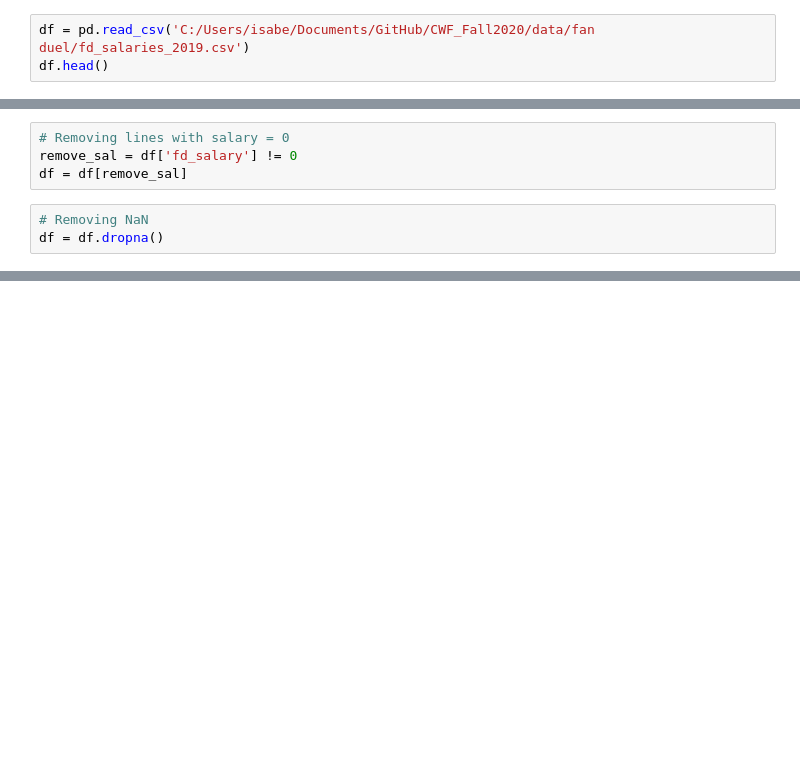
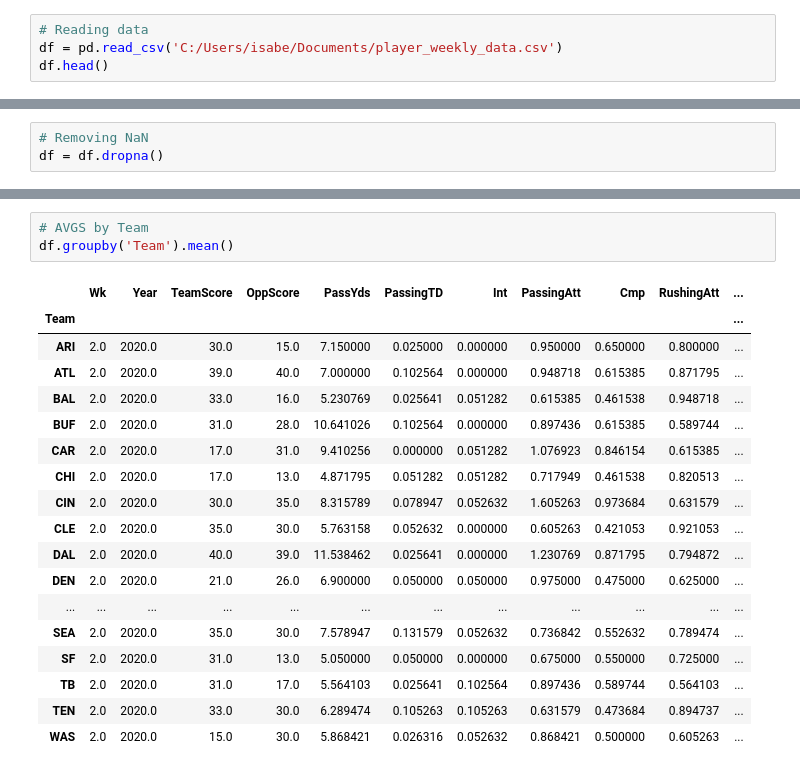
Before and after one commit to isabel-fernandes/fantasy-nfl-lineup-optimizer, a Jupyter notebook: dashboard/player_weekly_data.ipynb, the cells around one changed output, grey strips where cells are left out. Drawn from its saved outputs; the diff is of its cells as text; blank space fills up the shorter version.

```diff
--- a/dashboard/player_weekly_data.ipynb
+++ b/dashboard/player_weekly_data.ipynb
@@ -9,3 +6,4 @@ output_notebook()
 # %%
-df = pd.read_csv('C:/Users/isabe/Documents/GitHub/CWF_Fall2020/data/fan duel/fd_salaries_2019.csv')
+# Reading data
+df = pd.read_csv('C:/Users/isabe/Documents/player_weekly_data.csv')
 df.head()
@@ -12,7 +18,3 @@ df.head()
-# %%
-# Removing lines with salary = 0
-remove_sal = df['fd_salary'] != 0
-df = df[remove_sal]
 # %%
 # Removing NaN
 df = df.dropna()
@@ -28,0 +79,22 @@ plt.show()
+# %%
+# AVGS by Team
+df.groupby('Team').mean()
+# %% [output]
+|  | Wk | Year | TeamScore | OppScore | PassYds | PassingTD | Int | PassingAtt | Cmp | RushingAtt | ... |
+| Team |  |  |  |  |  |  |  |  |  |  | ... |
+| ARI | 2.0 | 2020.0 | 30.0 | 15.0 | 7.150000 | 0.025000 | 0.000000 | 0.950000 | 0.650000 | 0.800000 | ... |
+| ATL | 2.0 | 2020.0 | 39.0 | 40.0 | 7.000000 | 0.102564 | 0.000000 | 0.948718 | 0.615385 | 0.871795 | ... |
+| BAL | 2.0 | 2020.0 | 33.0 | 16.0 | 5.230769 | 0.025641 | 0.051282 | 0.615385 | 0.461538 | 0.948718 | ... |
+| BUF | 2.0 | 2020.0 | 31.0 | 28.0 | 10.641026 | 0.102564 | 0.000000 | 0.897436 | 0.615385 | 0.589744 | ... |
+| CAR | 2.0 | 2020.0 | 17.0 | 31.0 | 9.410256 | 0.000000 | 0.051282 | 1.076923 | 0.846154 | 0.615385 | ... |
+| CHI | 2.0 | 2020.0 | 17.0 | 13.0 | 4.871795 | 0.051282 | 0.051282 | 0.717949 | 0.461538 | 0.820513 | ... |
+| CIN | 2.0 | 2020.0 | 30.0 | 35.0 | 8.315789 | 0.078947 | 0.052632 | 1.605263 | 0.973684 | 0.631579 | ... |
+| CLE | 2.0 | 2020.0 | 35.0 | 30.0 | 5.763158 | 0.052632 | 0.000000 | 0.605263 | 0.421053 | 0.921053 | ... |
+| DAL | 2.0 | 2020.0 | 40.0 | 39.0 | 11.538462 | 0.025641 | 0.000000 | 1.230769 | 0.871795 | 0.794872 | ... |
+| DEN | 2.0 | 2020.0 | 21.0 | 26.0 | 6.900000 | 0.050000 | 0.050000 | 0.975000 | 0.475000 | 0.625000 | ... |
+| ... | ... | ... | ... | ... | ... | ... | ... | ... | ... | ... | ... |
+| SEA | 2.0 | 2020.0 | 35.0 | 30.0 | 7.578947 | 0.131579 | 0.052632 | 0.736842 | 0.552632 | 0.789474 | ... |
+| SF | 2.0 | 2020.0 | 31.0 | 13.0 | 5.050000 | 0.050000 | 0.000000 | 0.675000 | 0.550000 | 0.725000 | ... |
+| TB | 2.0 | 2020.0 | 31.0 | 17.0 | 5.564103 | 0.025641 | 0.102564 | 0.897436 | 0.589744 | 0.564103 | ... |
+| TEN | 2.0 | 2020.0 | 33.0 | 30.0 | 6.289474 | 0.105263 | 0.105263 | 0.631579 | 0.473684 | 0.894737 | ... |
+| WAS | 2.0 | 2020.0 | 15.0 | 30.0 | 5.868421 | 0.026316 | 0.052632 | 0.868421 | 0.500000 | 0.605263 | ... |
```
Also changed, not shown: parts of 7 cells of this notebook.
